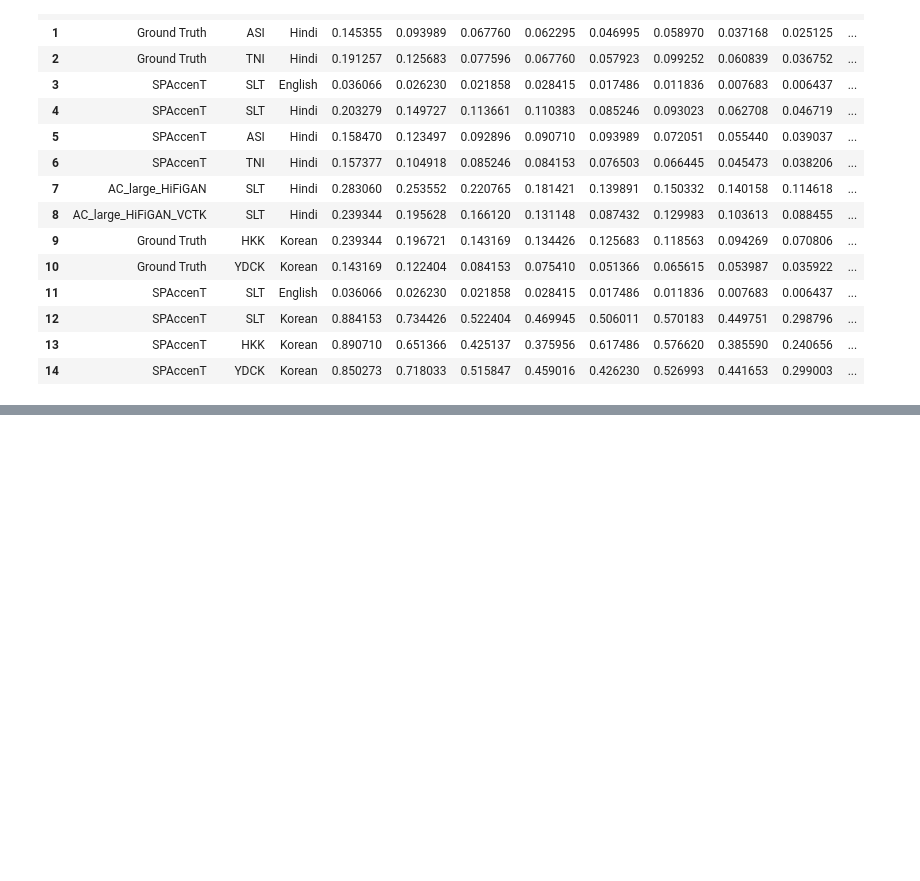
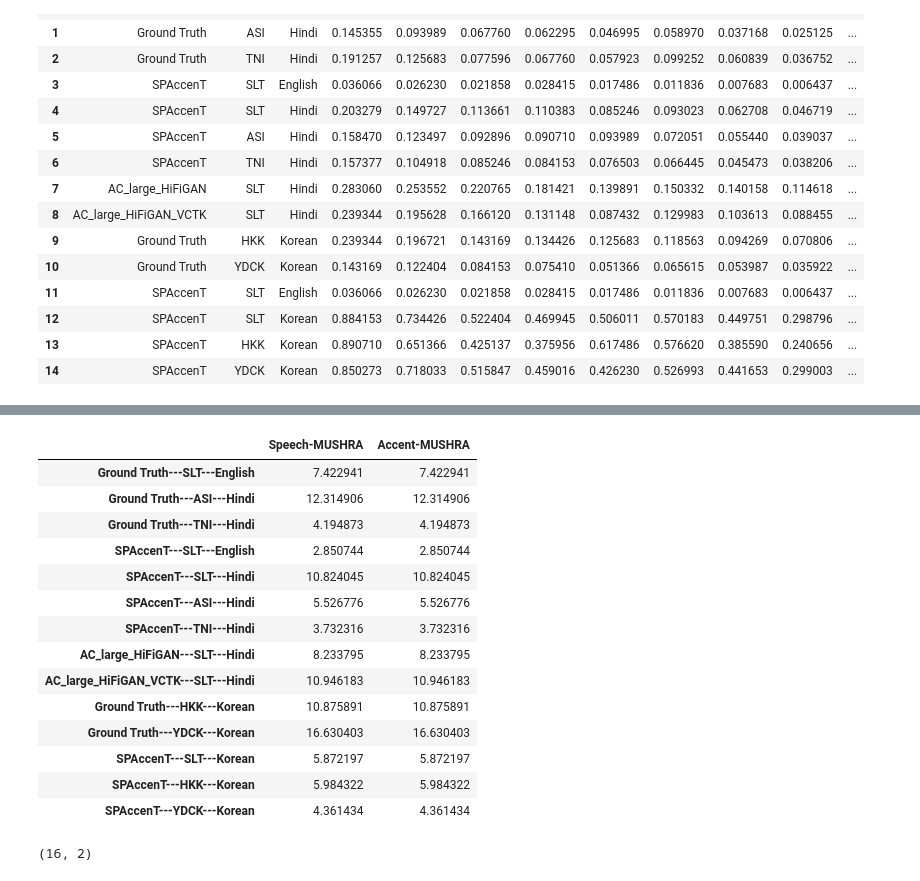
Before and after one commit to shinshoji01/seq2seq-vc, a Jupyter notebook: notebooks/25_objective_evaluation.ipynb, the cells around one changed output, grey strips where cells are left out. Saved outputs shown, nothing was run; the diff lists cells and outputs as text; code cells hidden in the pictures; blank space fills up the shorter version.

```diff
--- a/notebooks/25_objective_evaluation.ipynb
+++ b/notebooks/25_objective_evaluation.ipynb
@@ -310,3 +361,25 @@ result
+# %%
+mushra
+# %% [output]
+|  | Speech-MUSHRA | Accent-MUSHRA |
+| Ground Truth---SLT---English | 7.422941 | 7.422941 |
+| Ground Truth---ASI---Hindi | 12.314906 | 12.314906 |
+| Ground Truth---TNI---Hindi | 4.194873 | 4.194873 |
+| SPAccenT---SLT---English | 2.850744 | 2.850744 |
+| SPAccenT---SLT---Hindi | 10.824045 | 10.824045 |
+| SPAccenT---ASI---Hindi | 5.526776 | 5.526776 |
+| SPAccenT---TNI---Hindi | 3.732316 | 3.732316 |
+| AC_large_HiFiGAN---SLT---Hindi | 8.233795 | 8.233795 |
+| AC_large_HiFiGAN_VCTK---SLT---Hindi | 10.946183 | 10.946183 |
+| Ground Truth---HKK---Korean | 10.875891 | 10.875891 |
+| Ground Truth---YDCK---Korean | 16.630403 | 16.630403 |
+| SPAccenT---SLT---Korean | 5.872197 | 5.872197 |
+| SPAccenT---HKK---Korean | 5.984322 | 5.984322 |
+| SPAccenT---YDCK---Korean | 4.361434 | 4.361434 |
+# %%
+amushra.shape
+# %% [output]
+(16, 2)
 # %%
 df = result.iloc[:,3:]
 df.index = ["---".join(a) for a in basics]
```
Also changed, not shown: parts of 9 cells of this notebook.
